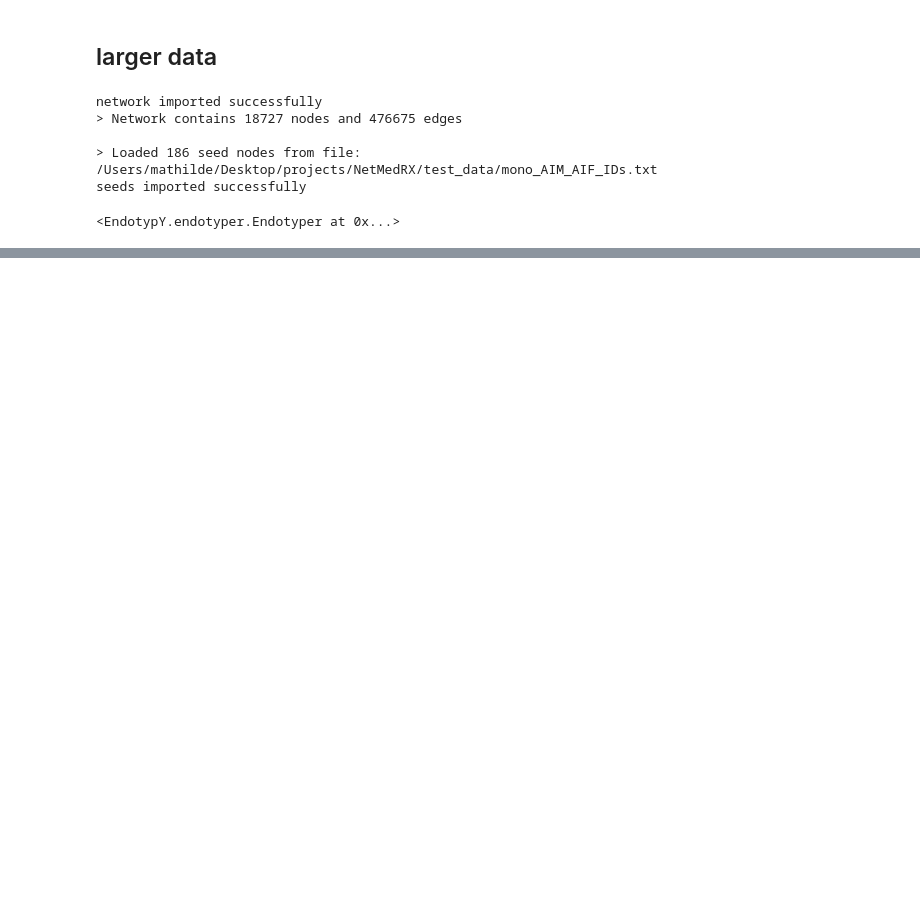
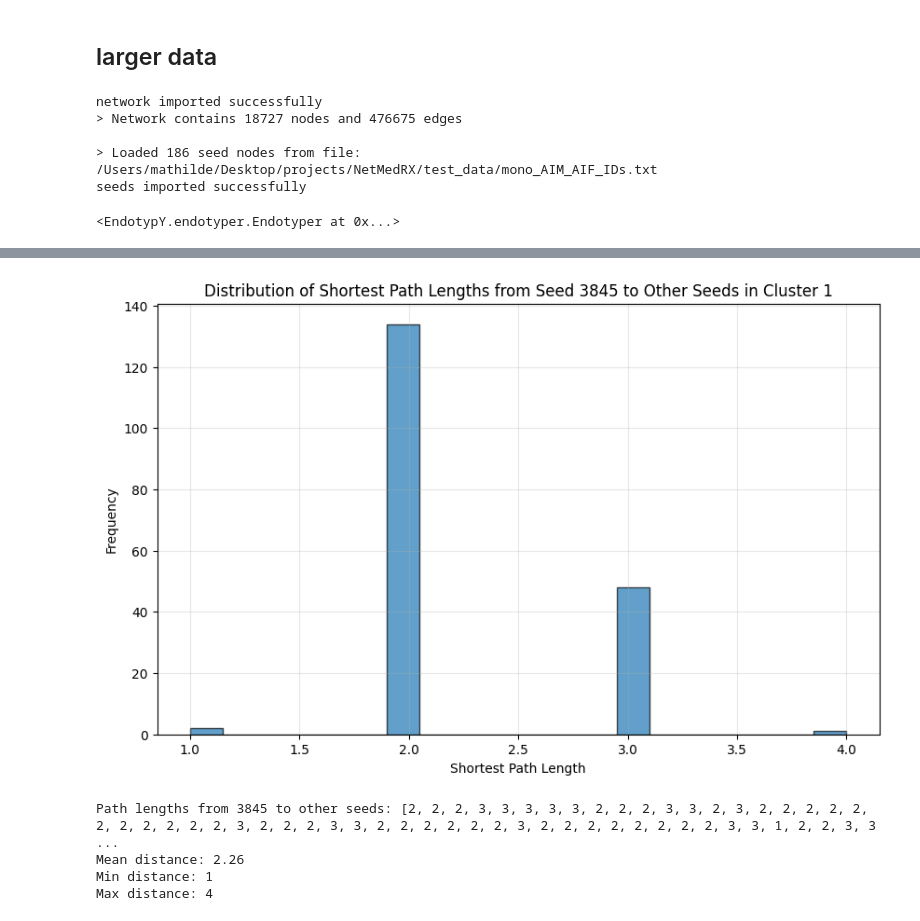
Before and after one commit to menchelab/EndotypY, a Jupyter notebook: dev_package.ipynb, the cells around one changed output, grey strips where cells are left out. Drawn from its saved outputs; the diff is of its cells as text; code cells hidden in the pictures; blank space fills up the shorter version.

```diff
--- a/dev_package.ipynb
+++ b/dev_package.ipynb
@@ -103,0 +176,35 @@ Optimal neighborhood size found at k=80 with 2 cluster(s).
+# %%
+endo.network
+
+# Calculate minimum path lengths from seed '3845' to all other seeds in cluster_seed_1
+distances = []
+source_seed = '3845'
+
+for target_seed in endo.seed_clusters['cluster_seed_1']:
+    if target_seed != source_seed:
+        try:
+            path_length = nx.shortest_path_length(endo.network, source_seed, target_seed)
+            distances.append(path_length)
+        except nx.NetworkXNoPath:
+            # If no path exists, we could append infinity or skip
+            distances.append(float('inf'))
+
+# Create histogram of distances
+plt.figure(figsize=(10, 6))
+plt.hist(distances, bins=20, alpha=0.7, edgecolor='black')
+plt.xlabel('Shortest Path Length')
+plt.ylabel('Frequency')
+plt.title(f'Distribution of Shortest Path Lengths from Seed {source_seed} to Other Seeds in Cluster 1')
+plt.grid(True, alpha=0.3)
+plt.show()
+
+print(f"Path lengths from {source_seed} to other seeds: {distances}")
+print(f"Mean distance: {sum(d for d in distances if d != float('inf'))/len([d for d in distances if d != float('inf')]):.2f}")
+print(f"Min distance: {min(d for d in distances if d != float('inf'))}")
+print(f"Max distance: {max(d for d in distances if d != float('inf'))}")
+# %% [output]
+[figure, added]
+Path lengths from 3845 to other seeds: [2, 2, 2, 3, 3, 3, 3, 3, 2, 2, 2, 3, 3, 2, 3, 2, 2, 2, 2, 2, 2, 2, 2, 2, 2, 2, 3, 2, 2, 2, 3, 3, 2, 2, 2, 2, 2, 2, 3, 2, 2, 2, 2, 2, 2, 2, 2, 3, 3, 1, 2, 2, 3, 3 ...
+Mean distance: 2.26
+Min distance: 1
+Max distance: 4
```
Also changed, not shown: parts of 9 cells of this notebook, 2 other files.
